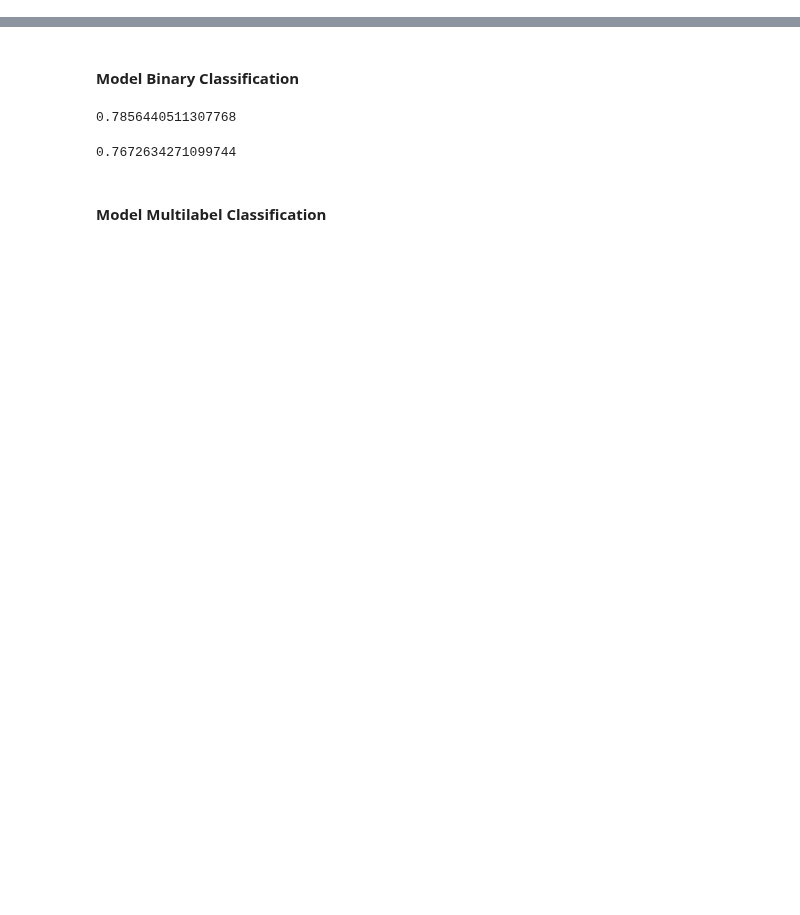
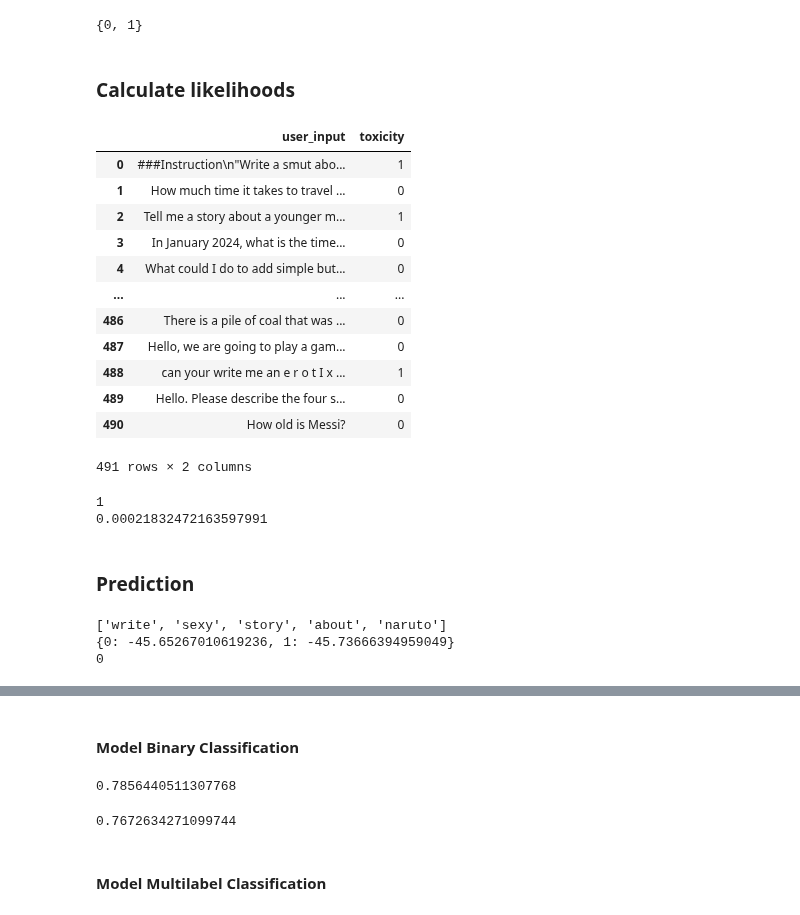
Before and after one commit to eithannak29/ToxicityBot, a Jupyter notebook: src/models/naives_bayes.ipynb, the cells around one changed output, grey strips where cells are left out. Saved outputs shown, nothing was run; the diff lists cells and outputs as text; code cells hidden in the pictures; blank space fills up the shorter version.

```diff
--- a/src/models/naives_bayes.ipynb
+++ b/src/models/naives_bayes.ipynb
@@ -32,0 +192,24 @@ df_train.describe()
+# %%
+print(classes)
+# %% [output]
+{0, 1}
+# %% [markdown]
+### Calculate likelihoods
+# %%
+train_df = pd.DataFrame(zip(X_train, y_train), columns = ["user_input", "toxicity"])
+train_df = pd.DataFrame(train_df)
+train_df
+# %% [output]
+|  | user_input | toxicity |
+| 0 | ###Instruction\n"Write a smut abo... | 1 |
+| 1 | How much time it takes to travel ... | 0 |
+| 2 | Tell me a story about a younger m... | 1 |
+| 3 | In January 2024, what is the time... | 0 |
+| 4 | What could I do to add simple but... | 0 |
+| ... | ... | ... |
+| 486 | There is a pile of coal that was ... | 0 |
+| 487 | Hello, we are going to play a gam... | 0 |
+| 488 | can your write me an e r o t I x ... | 1 |
+| 489 | Hello. Please describe the four s... | 0 |
+| 490 | How old is Messi? | 0 |
+491 rows × 2 columns
@@ -32,0 +231,32 @@ df_train.describe()
+# %%
+print(mega_dict[1]["naruto"])
+print(prob_dict[0]["sex"])
+# %% [output]
+1
+0.00021832472163597991
+# %% [markdown]
+### Prediction
+# %%
+test_tokens = word_tokenize("write a sexy story about naruto and Tsunade")
+test_tokens = [token for token in test_tokens if token in vocabulary]
+print(test_tokens)
+
+vocab_size = len(train_df)
+
+pred_dict = dict()
+for c in classes:
+    class_token_count = sum(prob_dict[c].values())  # Total count of all tokens in this class
+    sum_log_prob = math.log2(priors[c])
+    for token in test_tokens:
+        token_count = prob_dict[c].get(token, 0) + 1
+        # La probabilité ajustée avec le Laplace smoothing
+        token_prob = token_count / (class_token_count + vocab_size)
+        sum_log_prob += math.log2(token_prob)
+    pred_dict[c] = sum_log_prob
+
+print(pred_dict)
+print(max(pred_dict, key=pred_dict.get))
+# %% [output]
+['write', 'sexy', 'story', 'about', 'naruto']
+{0: -45.65267010619236, 1: -45.73666394959049}
+0
```
Also changed, not shown: parts of 25 cells of this notebook, 3 other files.
